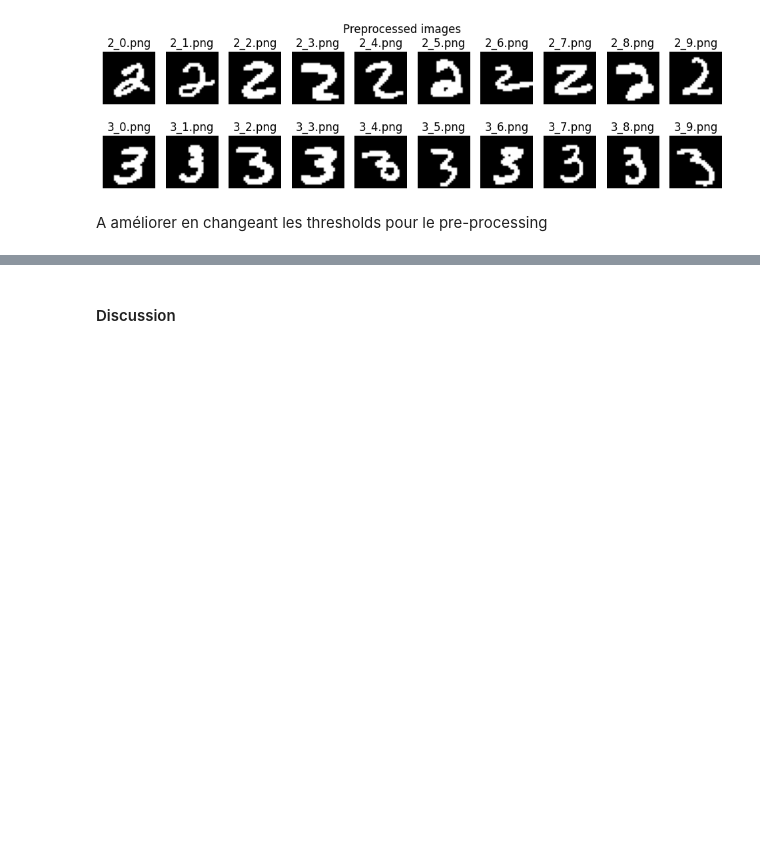
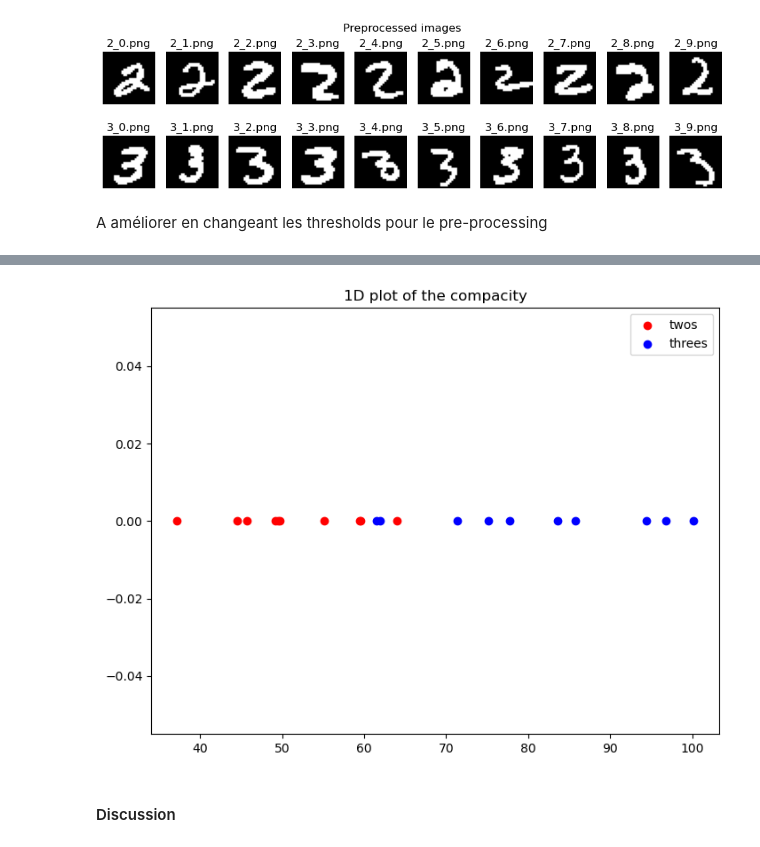
Before and after one commit to theoh-io/iapr_group15, a Jupyter notebook: labs/lab_02_object_description.ipynb, the cells around one changed output, grey strips where cells are left out. Cells and saved outputs as stored; diff of their text form; code cells hidden in the pictures; blank space fills up the shorter version.

```diff
--- a/labs/lab_02_object_description.ipynb
+++ b/labs/lab_02_object_description.ipynb
@@ -728,3 +727,17 @@ plt.show()
+# %%
+compacity = lambda p,a: p*p/a
+twos_compacity = [compacity(p,a) for p,a in zip(twos_f1, twos_f2)]
+threes_compacity = [compacity(p,a) for p,a in zip(threes_f1, threes_f2)]
+
+fig = plt.figure()
+ax = fig.add_axes([0,0,1,1])
+ax.scatter(twos_compacity, np.zeros_like(twos_compacity), color='r', label='twos')
+ax.scatter(threes_compacity, np.zeros_like(threes_compacity), color='b', label='threes')
+ax.legend(loc='best')
+plt.title("1D plot of the compacity")
+plt.show()
+# %% [output]
+[figure, added]
 # %% [markdown]
 ####  Discussion
 # %% [markdown]
```
Also changed, not shown: parts of 15 cells of this notebook.
